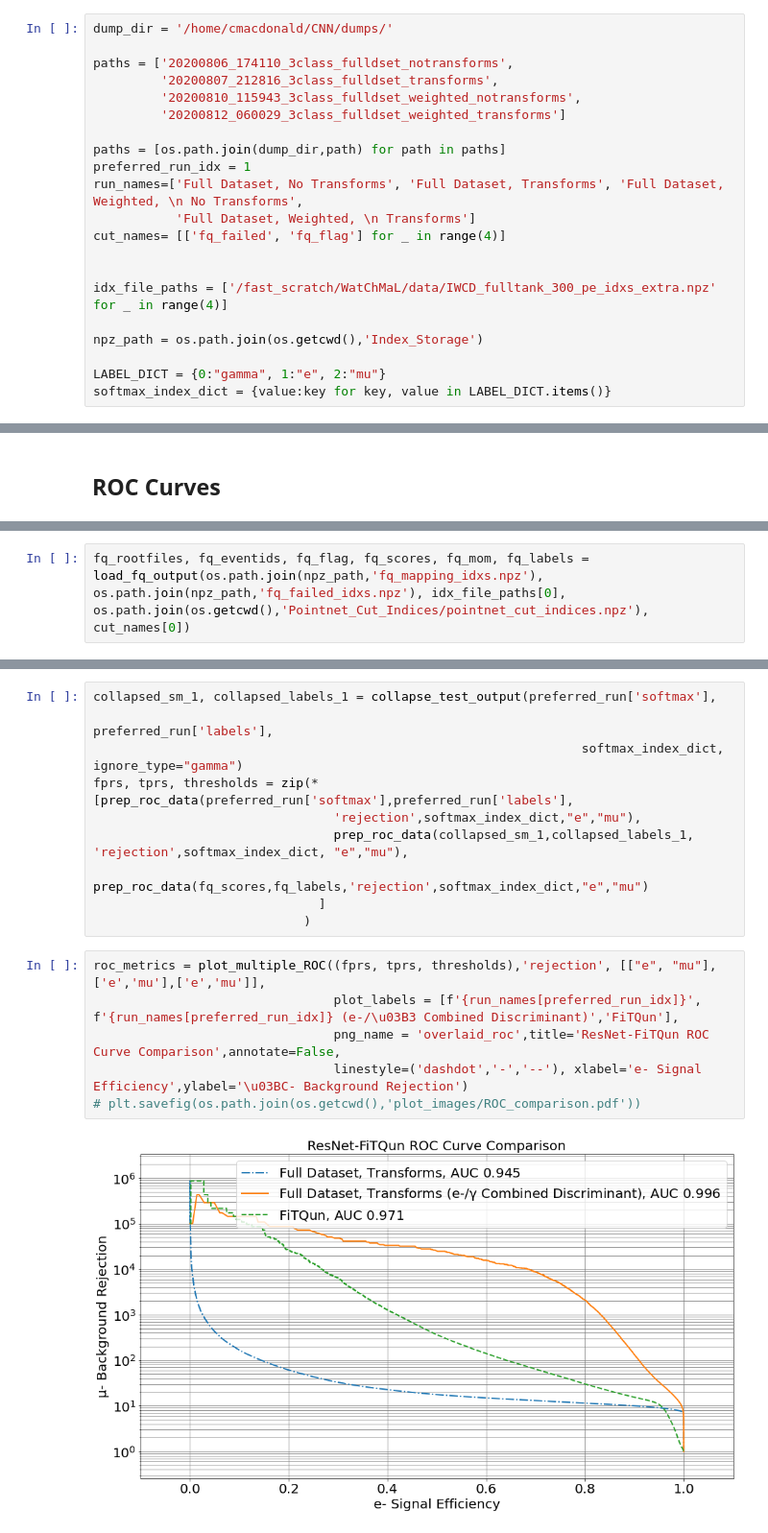
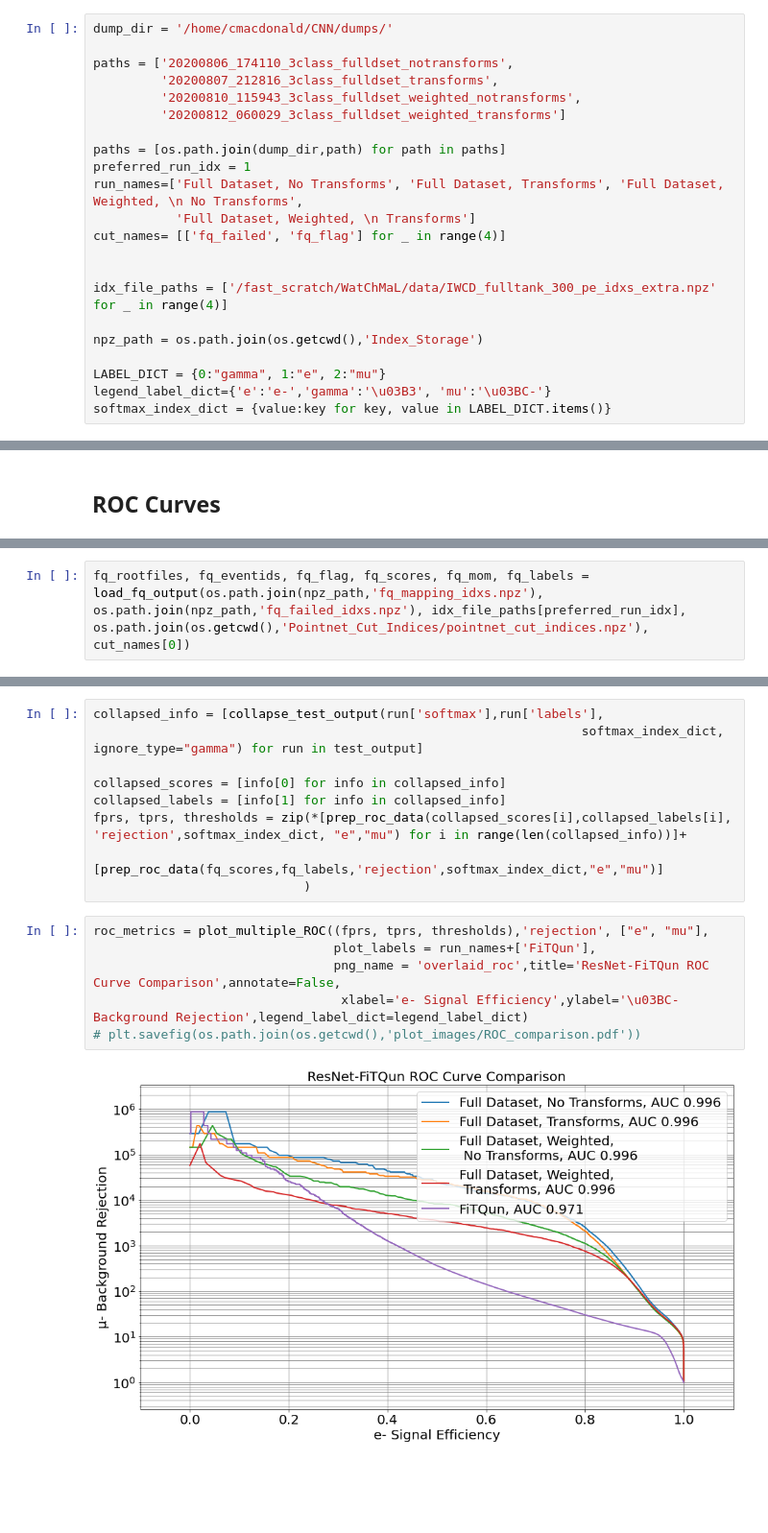
Before and after one commit to WatChMaL/CNN, a Jupyter notebook: ResNet_Analysis/15. First 3-class Runs on Extra Data.ipynb, the cells around one changed output, grey strips where cells are left out. Shown at 96% size. Saved outputs shown, nothing was run; the diff lists cells and outputs as text; blank space fills up the shorter version.

```diff
--- a/ResNet_Analysis/15. First 3-class Runs on Extra Data.ipynb
+++ b/ResNet_Analysis/15. First 3-class Runs on Extra Data.ipynb
@@ -47,6 +45,7 @@ idx_file_paths = ['/fast_scratch/WatChMaL/data/IWCD_fulltank_300_pe_idxs_extra.n
 npz_path = os.path.join(os.getcwd(),'Index_Storage')
 
 LABEL_DICT = {0:"gamma", 1:"e", 2:"mu"}
+legend_label_dict={'e':'e-','gamma':'\u03B3', 'mu':'\u03BC-'}
 softmax_index_dict = {value:key for key, value in LABEL_DICT.items()}
 # %% [markdown]
 ## Plot Training History
@@ -143,5 +92,5 @@ roc_metrics = plot_multiple_ROC((fprs, tprs, thresholds),'rejection', ["e", "mu"
 # %%
-fq_rootfiles, fq_eventids, fq_flag, fq_scores, fq_mom, fq_labels = load_fq_output(os.path.join(npz_path,'fq_mapping_idxs.npz'), os.path.join(npz_path,'fq_failed_idxs.npz'), idx_file_paths[0], os.path.join(os.getcwd(),'Pointnet_Cut_Indices/pointnet_cut_indices.npz'), cut_names[0])
+fq_rootfiles, fq_eventids, fq_flag, fq_scores, fq_mom, fq_labels = load_fq_output(os.path.join(npz_path,'fq_mapping_idxs.npz'), os.path.join(npz_path,'fq_failed_idxs.npz'), idx_file_paths[preferred_run_idx], os.path.join(os.getcwd(),'Pointnet_Cut_Indices/pointnet_cut_indices.npz'), cut_names[0])
 # %%
 pbar = ProgressBar(widgets=['Verification Progress: ', Percentage(), ' ', Bar(marker='0',left='[',right=']'),
            ' ', ETA()], maxval=len(fq_rootfiles))
@@ -159,18 +119,17 @@ Success! We now have a FiTQun output set in the same order as the h5 test set
 # %%
-collapsed_sm_1, collapsed_labels_1 = collapse_test_output(preferred_run['softmax'],
-                                                                 preferred_run['labels'],
-                                                                 softmax_index_dict, ignore_type="gamma")
-fprs, tprs, thresholds = zip(*[prep_roc_data(preferred_run['softmax'],preferred_run['labels'],
-                                'rejection',softmax_index_dict,"e","mu"),
-                                prep_roc_data(collapsed_sm_1,collapsed_labels_1, 'rejection',softmax_index_dict, "e","mu"),
-                                prep_roc_data(fq_scores,fq_labels,'rejection',softmax_index_dict,"e","mu")
-                              ]
+collapsed_info = [collapse_test_output(run['softmax'],run['labels'],
+                                                                 softmax_index_dict, ignore_type="gamma") for run in test_output]
+
+collapsed_scores = [info[0] for info in collapsed_info]
+collapsed_labels = [info[1] for info in collapsed_info]
+fprs, tprs, thresholds = zip(*[prep_roc_data(collapsed_scores[i],collapsed_labels[i], 'rejection',softmax_index_dict, "e","mu") for i in range(len(collapsed_info))]+
+                                [prep_roc_data(fq_scores,fq_labels,'rejection',softmax_index_dict,"e","mu")]
                             )
 # %%
-roc_metrics = plot_multiple_ROC((fprs, tprs, thresholds),'rejection', [["e", "mu"],['e','mu'],['e','mu']],
-                                plot_labels = [f'{run_names[preferred_run_idx]}', f'{run_names[preferred_run_idx]} (e-/\u03B3 Combined Discriminant)','FiTQun'],
+roc_metrics = plot_multiple_ROC((fprs, tprs, thresholds),'rejection', ["e", "mu"],
+                                plot_labels = run_names+['FiTQun'],
                                 png_name = 'overlaid_roc',title='ResNet-FiTQun ROC Curve Comparison',annotate=False,
-                                linestyle=('dashdot','-','--'), xlabel='e- Signal Efficiency',ylabel='\u03BC- Background Rejection')
+                                 xlabel='e- Signal Efficiency',ylabel='\u03BC- Background Rejection',legend_label_dict=legend_label_dict)
 # plt.savefig(os.path.join(os.getcwd(),'plot_images/ROC_comparison.pdf'))
 # %% [output]
-[figure, old version]
+[figure, new version]
```
Also changed, not shown: parts of 34 cells of this notebook, 19 other files.
